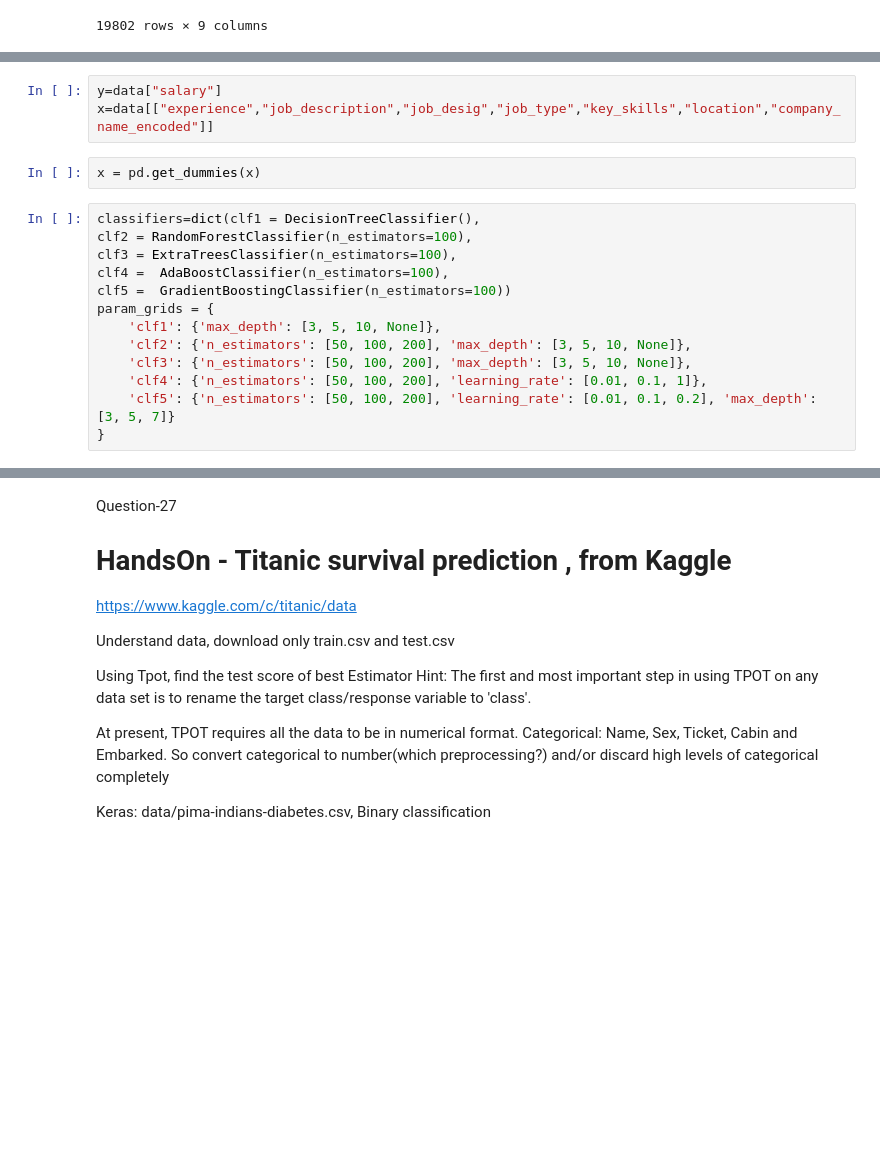
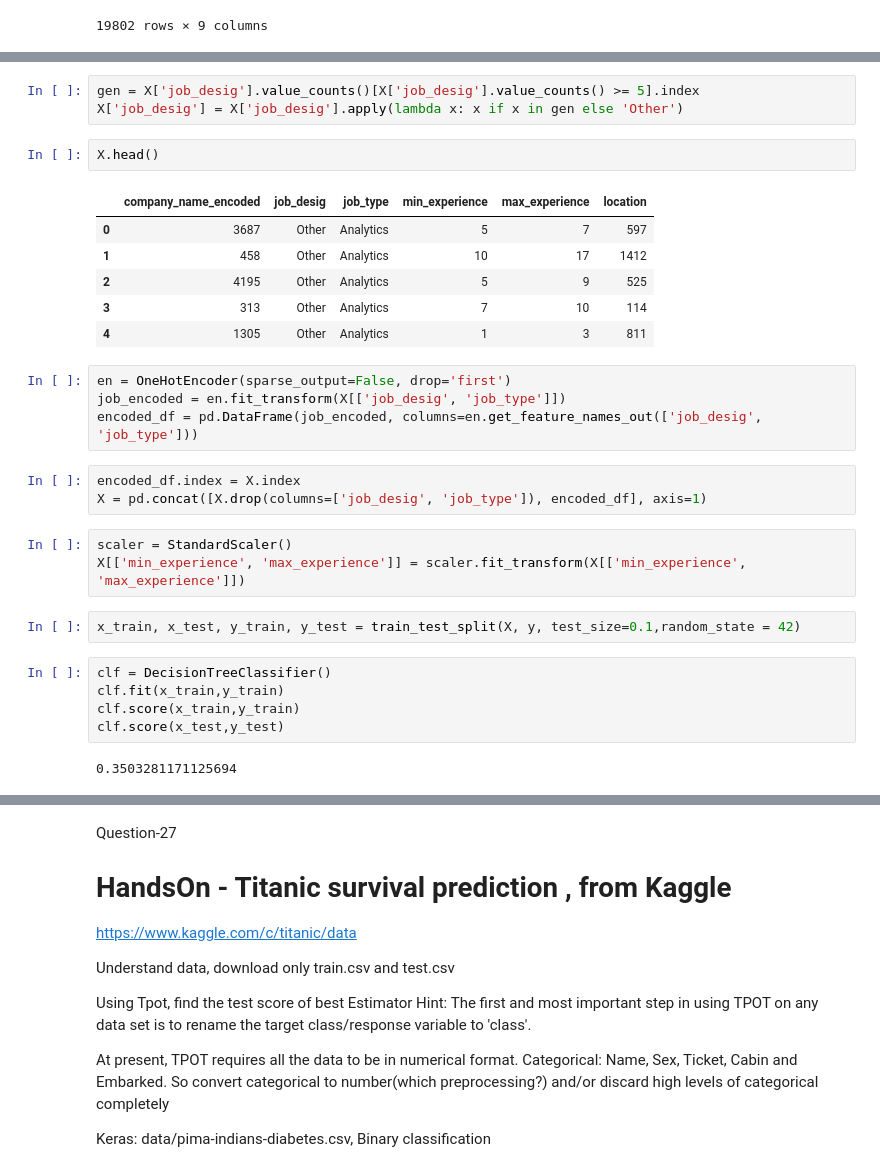
Before and after one commit to JogannagariSaiCharanReddy/Covasant, a Jupyter notebook: day12/day12.ipynb, the cells around one changed output, grey strips where cells are left out. Saved outputs shown, nothing was run; the diff lists cells and outputs as text; blank space fills up the shorter version.

```diff
--- a/day12/day12.ipynb
+++ b/day12/day12.ipynb
@@ -231,19 +226,32 @@ x
 # %%
-y=data["salary"]
-x=data[["experience","job_description","job_desig","job_type","key_skills","location","company_name_encoded"]]
+gen = X['job_desig'].value_counts()[X['job_desig'].value_counts() >= 5].index
+X['job_desig'] = X['job_desig'].apply(lambda x: x if x in gen else 'Other')
 # %%
-x = pd.get_dummies(x)
+X.head()
+# %% [output]
+|  | company_name_encoded | job_desig | job_type | min_experience | max_experience | location |
+| 0 | 3687 | Other | Analytics | 5 | 7 | 597 |
+| 1 | 458 | Other | Analytics | 10 | 17 | 1412 |
+| 2 | 4195 | Other | Analytics | 5 | 9 | 525 |
+| 3 | 313 | Other | Analytics | 7 | 10 | 114 |
+| 4 | 1305 | Other | Analytics | 1 | 3 | 811 |
+# %%
+en = OneHotEncoder(sparse_output=False, drop='first')
+job_encoded = en.fit_transform(X[['job_desig', 'job_type']])
+encoded_df = pd.DataFrame(job_encoded, columns=en.get_feature_names_out(['job_desig', 'job_type']))
+# %%
+encoded_df.index = X.index
+X = pd.concat([X.drop(columns=['job_desig', 'job_type']), encoded_df], axis=1)
+# %%
+scaler = StandardScaler()
+X[['min_experience', 'max_experience']] = scaler.fit_transform(X[['min_experience', 'max_experience']])
+# %%
+x_train, x_test, y_train, y_test = train_test_split(X, y, test_size=0.1,random_state = 42)
 # %%
-classifiers=dict(clf1 = DecisionTreeClassifier(),
-clf2 = RandomForestClassifier(n_estimators=100),
-clf3 = ExtraTreesClassifier(n_estimators=100),
-clf4 =  AdaBoostClassifier(n_estimators=100),
-clf5 =  GradientBoostingClassifier(n_estimators=100))
-param_grids = {
-    'clf1': {'max_depth': [3, 5, 10, None]},
-    'clf2': {'n_estimators': [50, 100, 200], 'max_depth': [3, 5, 10, None]},
-    'clf3': {'n_estimators': [50, 100, 200], 'max_depth': [3, 5, 10, None]},
-    'clf4': {'n_estimators': [50, 100, 200], 'learning_rate': [0.01, 0.1, 1]},
-    'clf5': {'n_estimators': [50, 100, 200], 'learning_rate': [0.01, 0.1, 0.2], 'max_depth': [3, 5, 7]}
-}
+clf = DecisionTreeClassifier()
+clf.fit(x_train,y_train)
+clf.score(x_train,y_train)
+clf.score(x_test,y_test)
+# %% [output]
+0.3503281171125694
 # %%
```
Also changed, not shown: parts of 13 cells of this notebook, 1 other file.
